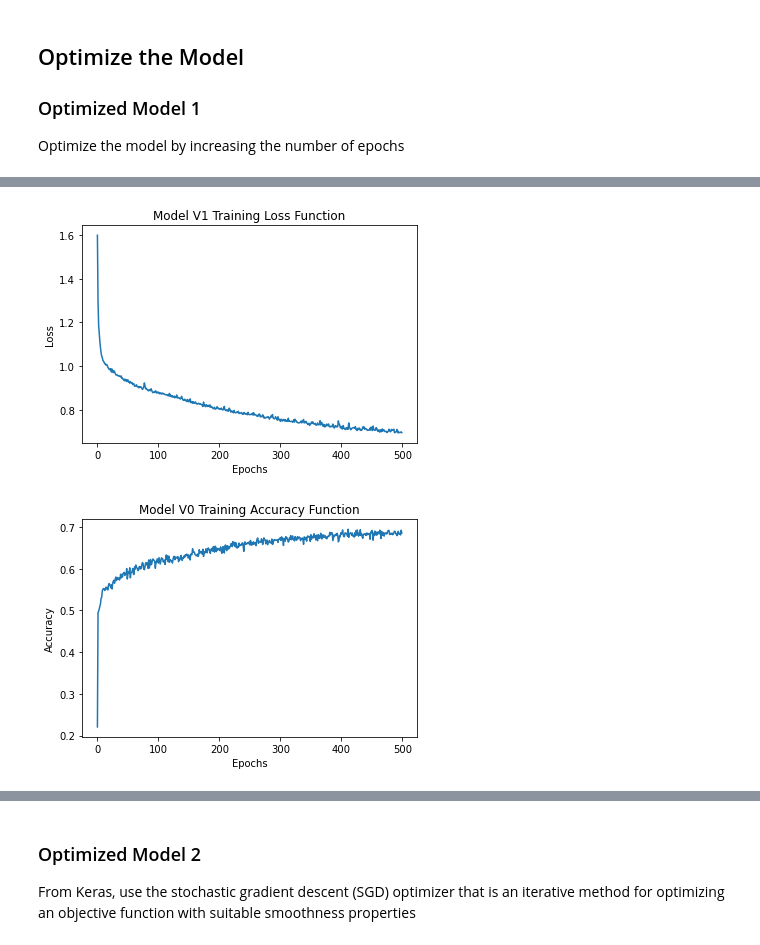
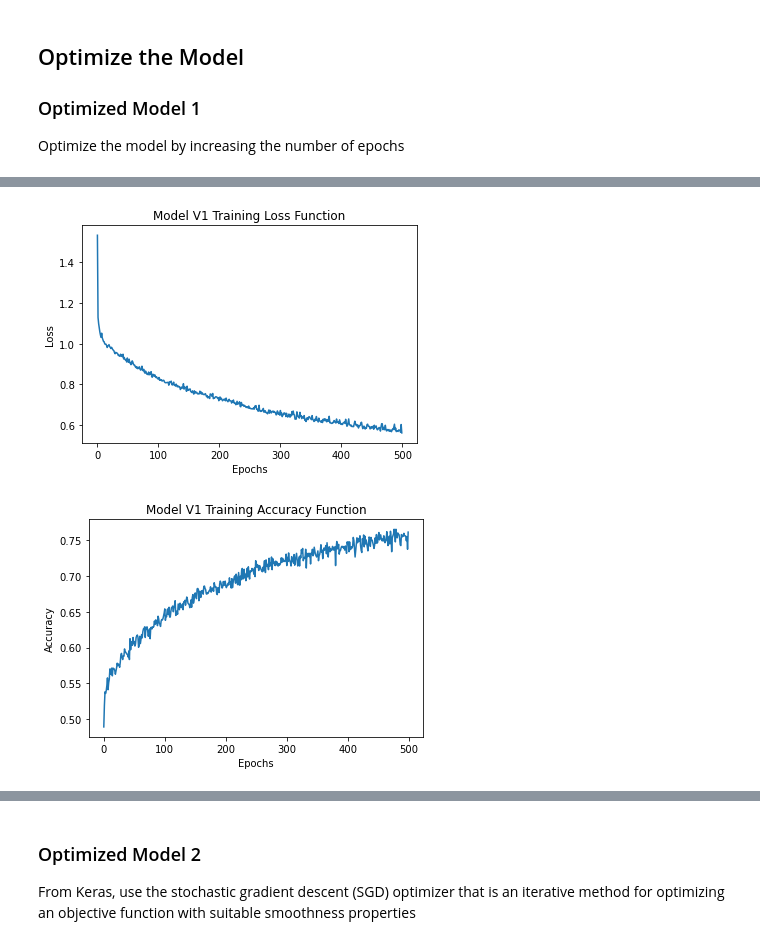
Before and after one commit to Rishi-Prasadha/MLB_ML_Pitching_Prediction, a Jupyter notebook: rishi/starter.ipynb, the cells around one changed output, grey strips where cells are left out. Cells and saved outputs as stored; diff of their text form; code cells hidden in the pictures.

```diff
--- a/rishi/starter.ipynb
+++ b/rishi/starter.ipynb
@@ -431,7 +440,7 @@ while hidden_nodes_layer/2 > 4:
         nn_v1.add(Dense(units=round(hidden_nodes_layer), input_dim=number_input_features, activation='relu'))
         i+=1
     else:
-        hidden_nodes_layer = hidden_nodes_layer/2
+        hidden_nodes_layer = (hidden_nodes_layer+number_output)/2
         nn_v1.add(Dense(units=round(hidden_nodes_layer), activation='relu'))
         i+=1
 
@@ -441,5 +450,6 @@ nn_v1.add(Dense(units=number_output, activation='softmax'))
 # Compile the model
 nn_v1.compile(loss='categorical_crossentropy', optimizer='adam', metrics=['accuracy'])
 
+print(len(X.columns))
 display(nn_v1.summary())
 # %% [output]
@@ -492,15 +505,15 @@ plt.xlabel('Epochs')
 plt.ylabel('Loss')
 plt.show()
 # %% [output]
-[figure, old version]
+[figure, new version]
 # %%
 # Plot the accuracy over epochs
 
 plt.plot(model_v1.history["accuracy"])
-plt.title("Model V0 Training Accuracy Function")
+plt.title("Model V1 Training Accuracy Function")
 plt.xlabel('Epochs')
 plt.ylabel('Accuracy')
 plt.show()
 # %% [output]
-[figure, old version]
+[figure, new version]
 # %%
```
Also changed, not shown: parts of 23 cells of this notebook.
